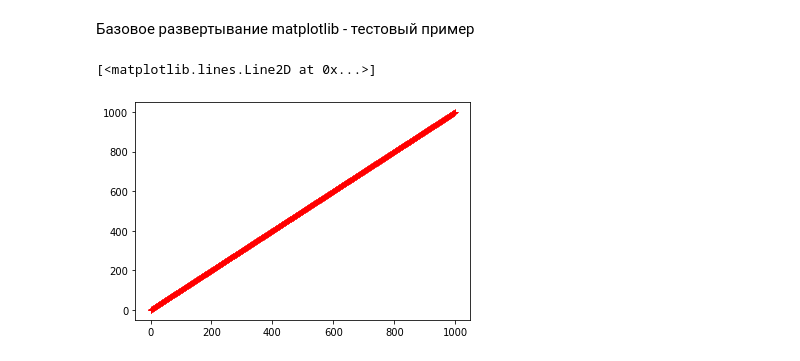
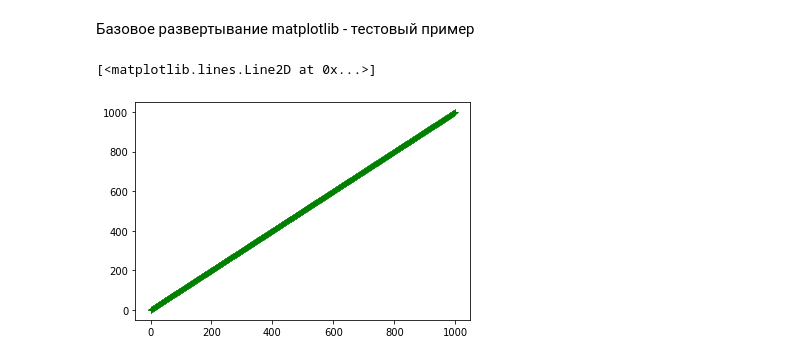
Before and after one commit to boykoatwork/jupyter, a Jupyter notebook: visualisation_matplotlib/01_example_plt.ipynb, the cells around one changed output. Drawn from its saved outputs; the diff is of its cells as text; code cells hidden in the pictures.

```diff
--- a/visualisation_matplotlib/01_example_plt.ipynb
+++ b/visualisation_matplotlib/01_example_plt.ipynb
@@ -7,7 +7,7 @@ import pylab
 a = range(1000)
 b = range(1000)
 # %%
-matplotlib.pyplot.plot(a,b,'r+')
+matplotlib.pyplot.plot(a,b,'g+')
 # %% [output]
 [<matplotlib.lines.Line2D at 0x...>]
-[figure, old version]
+[figure, new version]
```
Also changed, not shown: 9 other files.
